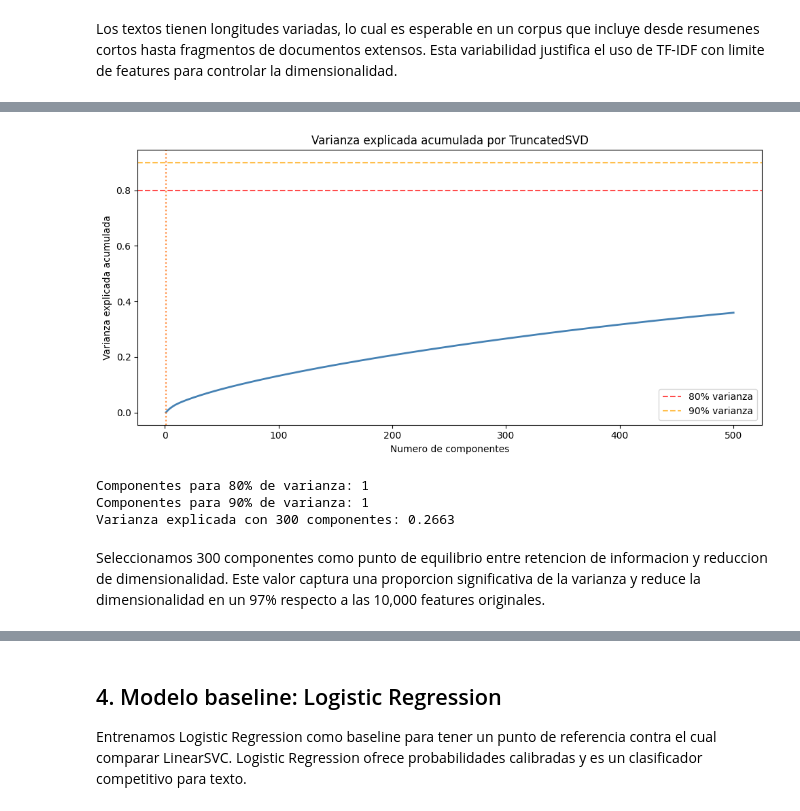
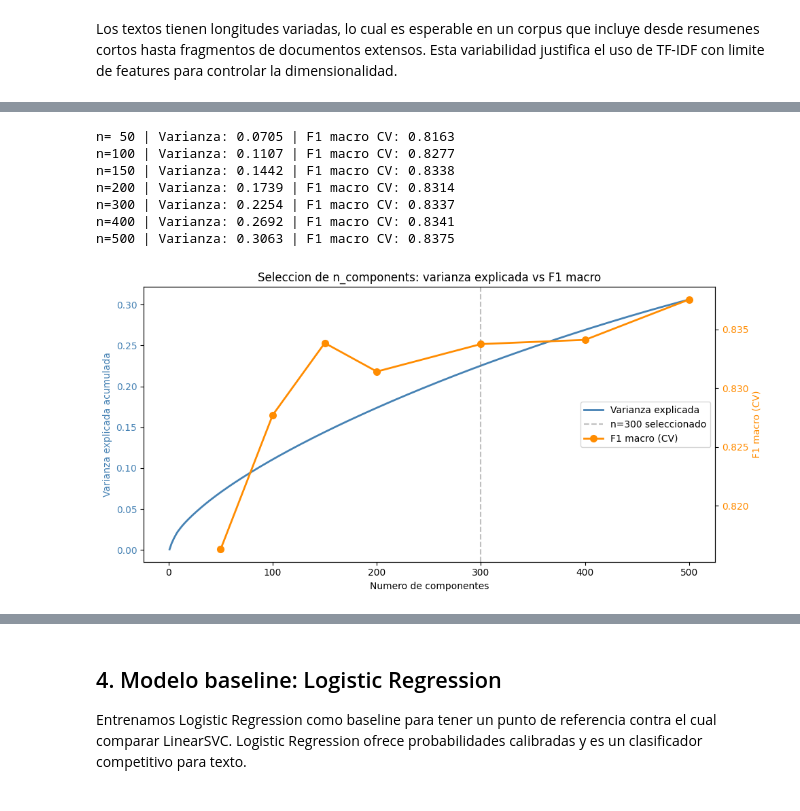
Before and after one commit to wiflore/USL-MiniProject-2, a Jupyter notebook: Clasificador_ODS.ipynb, the cells around one changed output, grey strips where cells are left out. Drawn from its saved outputs; the diff is of its cells as text; code cells hidden in the pictures.

```diff
--- a/Clasificador_ODS.ipynb
+++ b/Clasificador_ODS.ipynb
@@ -223,33 +306,50 @@ Aplicamos TruncatedSVD porque opera directamente sobre matrices dispersas sin ne
 # %%
+# Varianza explicada continua (1..500 componentes)
 svd_full = TruncatedSVD(n_components=500, random_state=RANDOM_STATE)
 svd_full.fit(X_train_tfidf)
-
 varianza_acumulada = np.cumsum(svd_full.explained_variance_ratio_)
 
-fig, ax = plt.subplots(figsize=(10, 5))
-ax.plot(range(1, 501), varianza_acumulada, color='steelblue', linewidth=2)
-ax.axhline(y=0.80, color='red', linestyle='--', alpha=0.7, label='80% varianza')
-ax.axhline(y=0.90, color='orange', linestyle='--', alpha=0.7, label='90% varianza')
+# F1 macro discreto para n_components seleccionados
+componentes_eval = [50, 100, 150, 200, 300, 400, 500]
+f1_scores = []
+for n in componentes_eval:
+    svd_temp = TruncatedSVD(n_components=n, random_state=RANDOM_STATE)
+    norm_temp = Normalizer()
+    X_temp = norm_temp.fit_transform(svd_temp.fit_transform(X_train_tfidf))
+    svc_temp = LinearSVC(C=1.0, class_weight='balanced', max_iter=5000, random_state=RANDOM_STATE)
+    scores = cross_val_score(svc_temp, X_temp, y_train, cv=3, scoring='f1_macro', n_jobs=-1)
+    f1_scores.append(scores.mean())
+    print(f"n={n:>3d} | Varianza: {varianza_acumulada[n-1]:.4f} | F1 macro CV: {scores.mean():.4f}")
 
-n_80 = np.argmax(varianza_acumulada >= 0.80) + 1
-n_90 = np.argmax(varianza_acumulada >= 0.90) + 1
-ax.axvline(x=n_80, color='red', linestyle=':', alpha=0.5)
-ax.axvline(x=n_90, color='orange', linestyle=':', alpha=0.5)
+fig, ax1 = plt.subplots(figsize=(10, 5))
 
-ax.set_xlabel('Numero de componentes')
-ax.set_ylabel('Varianza explicada acumulada')
-ax.set_title('Varianza explicada acumulada por TruncatedSVD')
-ax.legend()
+# Eje izquierdo: varianza continua
+ax1.plot(range(1, 501), varianza_acumulada, color='steelblue', linewidth=2, label='Varianza explicada')
+ax1.set_xlabel('Numero de componentes')
+ax1.set_ylabel('Varianza explicada acumulada', color='steelblue')
+ax1.tick_params(axis='y', labelcolor='steelblue')
+
+# Eje derecho: F1 discreto
+ax2 = ax1.twinx()
+ax2.plot(componentes_eval, f1_scores, 'o-', color='darkorange', linewidth=2, markersize=7, label='F1 macro (CV)')
+ax2.set_ylabel('F1 macro (CV)', color='darkorange')
+ax2.tick_params(axis='y', labelcolor='darkorange')
+
+# Marcar n=300 seleccionado
+ax1.axvline(x=300, color='gray', linestyle='--', alpha=0.5, label='n=300 seleccionado')
+
+ax1.set_title('Seleccion de n_components: varianza explicada vs F1 macro')
+lines1, labels1 = ax1.get_legend_handles_labels()
+lines2, labels2 = ax2.get_legend_handles_labels()
+ax1.legend(lines1 + lines2, labels1 + labels2, loc='center right')
 plt.tight_layout()
 plt.show()
-
-print(f"Componentes para 80% de varianza: {n_80}")
-print(f"Componentes para 90% de varianza: {n_90}")
-print(f"Varianza explicada con 300 componentes: {varianza_acumulada[299]:.4f}")
 # %% [output]
+n= 50 | Varianza: 0.0705 | F1 macro CV: 0.8163
+n=100 | Varianza: 0.1107 | F1 macro CV: 0.8277
+n=150 | Varianza: 0.1442 | F1 macro CV: 0.8338
+n=200 | Varianza: 0.1739 | F1 macro CV: 0.8314
+n=300 | Varianza: 0.2254 | F1 macro CV: 0.8337
+n=400 | Varianza: 0.2692 | F1 macro CV: 0.8341
+n=500 | Varianza: 0.3063 | F1 macro CV: 0.8375
-[figure, old version]
+[figure, new version]
-Componentes para 80% de varianza: 1
-Componentes para 90% de varianza: 1
-Varianza explicada con 300 componentes: 0.2663
-# %% [markdown]
-Seleccionamos 300 componentes como punto de equilibrio entre retencion de informacion y reduccion de dimensionalidad. Este valor captura una proporcion significativa de la varianza y reduce la dimensionalidad en un 97% respecto a las 10,000 features originales.
```
Also changed, not shown: parts of 37 cells of this notebook, 8 other files.
